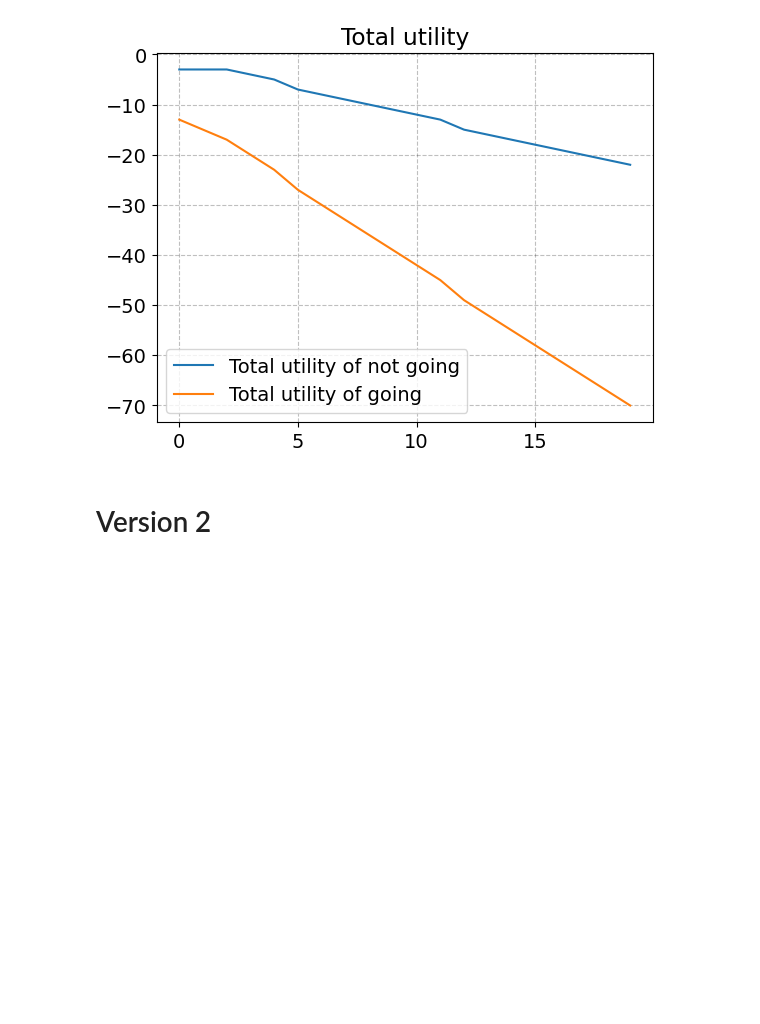
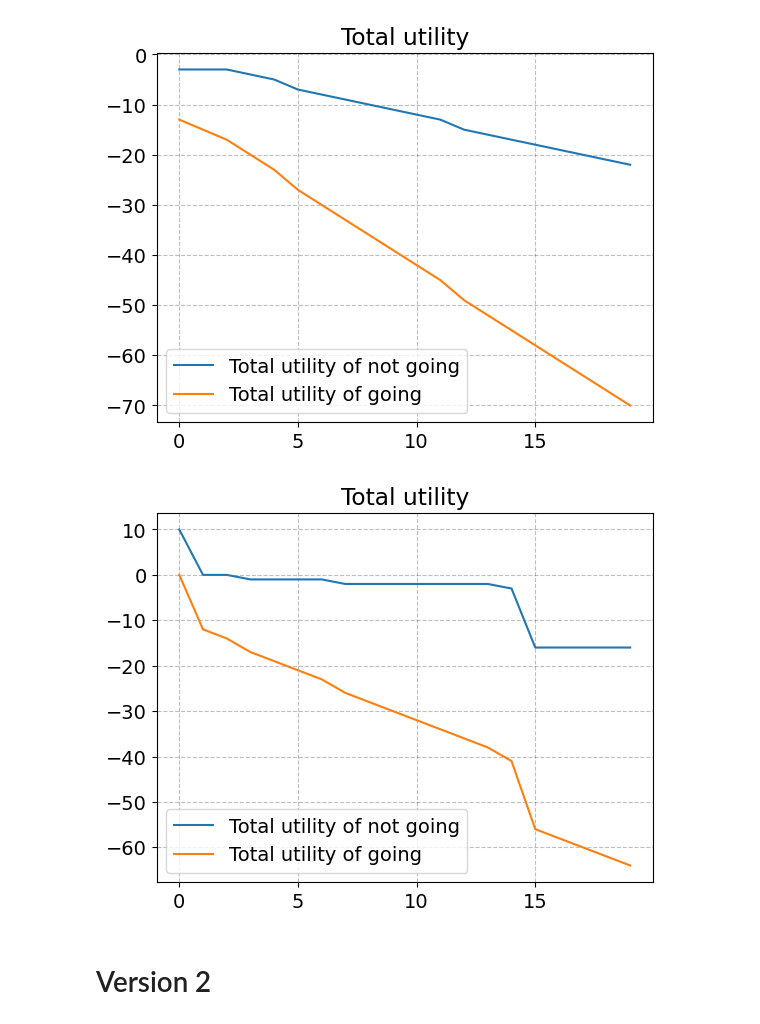
Before and after one commit to biguntitled/Intro_Num, a Jupyter notebook: Marius_Dentist.ipynb, the cells around one changed output. Saved outputs shown, nothing was run; the diff lists cells and outputs as text; code cells hidden in the pictures; blank space fills up the shorter version.

```diff
--- a/Marius_Dentist.ipynb
+++ b/Marius_Dentist.ipynb
@@ -172,6 +172,22 @@ plt.legend()
 plt.show()
 # %% [output]
 [figure]
+# %%
+tot_util_go = []
+tot_util_no = []
+
+for i in range(0,20):
+    tot_util_go.append(total_util_threshold(par, d = 1 , x_t= i))
+    tot_util_no.append(total_util_threshold(par, d = 0 , x_t = i))
+
+
+plt.plot(tot_util_no, label='Total utility of not going')
+plt.plot(tot_util_go, label='Total utility of going')
+plt.title('Total utility')
+plt.legend()
+plt.show()
+# %% [output]
+[figure, added]
 # %%
 # Initialize value function
 V = np.zeros((par.x_max+1,par.T))
```
